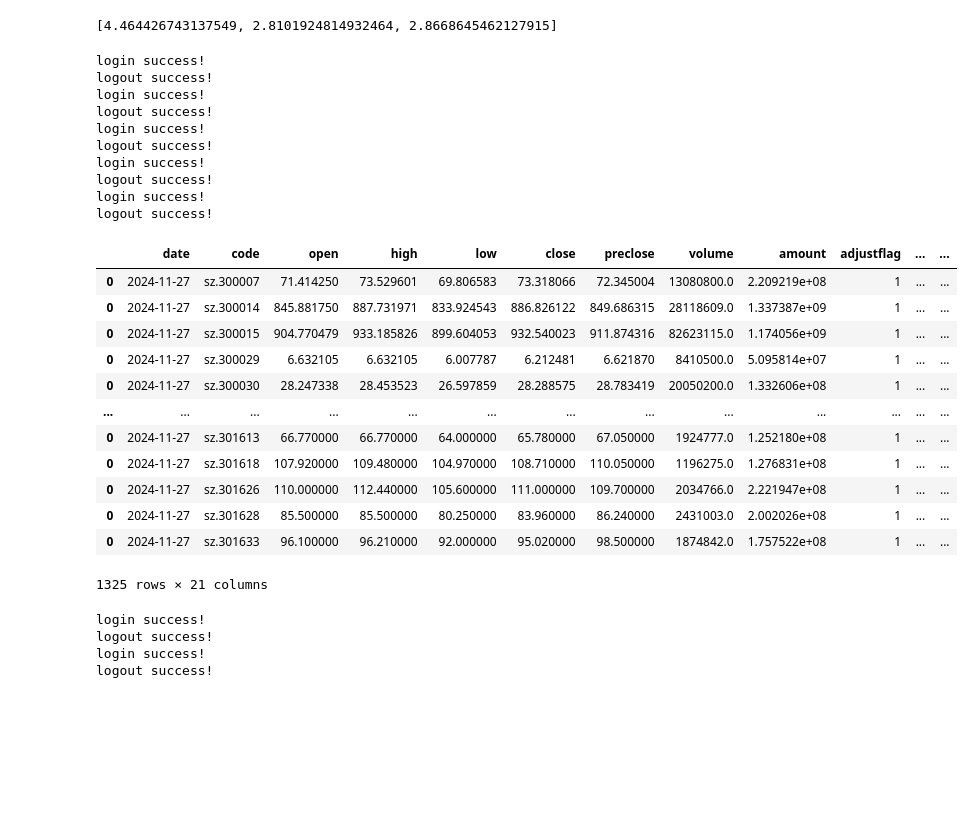
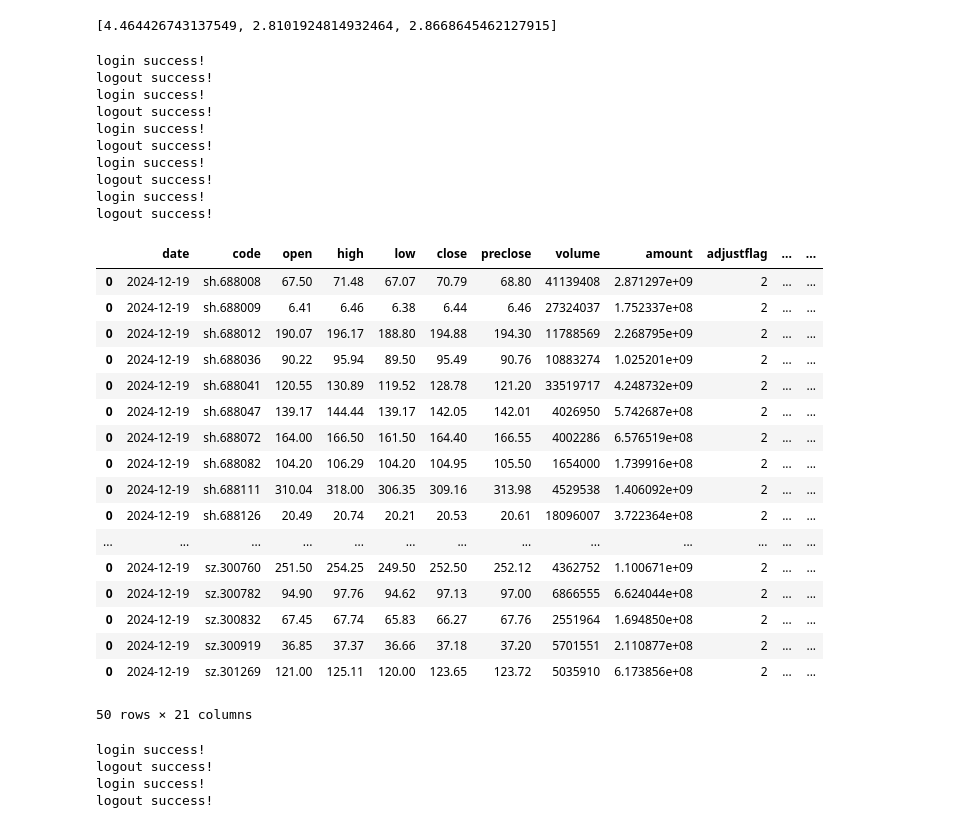
Before and after one commit to lostlau/quant_research, a Jupyter notebook: get_pe.ipynb, the cells around one changed output. Saved outputs shown, nothing was run; the diff lists cells and outputs as text; code cells hidden in the pictures; blank space fills up the shorter version.

```diff
--- a/get_pe.ipynb
+++ b/get_pe.ipynb
@@ -64,6 +66,10 @@ def get_slope(stock_list, stt_date, end_date, market='sh.000001', anomaly_q=0.98
     """
     slope_list = []
     intercept_list = []
+    slope_pos_list = []
+    intercept_pos_list = []
+    slope_neg_list = []
+    intercept_neg_list = []
     # 获取市场指数数据
     df_market = get_history_k([market], stt_date, end_date)
     df_market['pct_chg'] = df_market['pct_chg'].fillna(method="ffill").fillna(method='bfill')
@@ -80,17 +86,31 @@ def get_slope(stock_list, stt_date, end_date, market='sh.000001', anomaly_q=0.98
         )
         if df_merge.shape[0]<min_samples:
             slope, intercept = 0, 0
+            slope_pos, intercept_pos = 0, 0
+            slope_neg, intercept_neg = 0, 0
         else:
-            thresh = df_merge['pct_chg'].abs().quantile(anomaly_q)
-            df_merge_ = df_merge[df_merge['pct_chg'].abs()<=thresh]
+            thresh = df_merge['pct_chg_m'].abs().quantile(anomaly_q)
+            df_merge_ = df_merge[df_merge['pct_chg_m'].abs()<=thresh]
             # 计算线性回归斜率
             x = df_merge_['pct_chg_m'].values
             y = df_merge_['pct_chg'].values
             slope, intercept = np.polyfit(x, y, 1)  # polyfit返回[slope, intercept]
+            # 市场上涨时候的slope
+            x_pos = df_merge_[df_merge_['pct_chg_m']>0]['pct_chg_m'].values
+            y_pos = df_merge_[df_merge_['pct_chg_m']>0]['pct_chg'].values
+            slope_pos, intercept_pos = np.polyfit(x_pos, y_pos, 1)
+            # 市场下跌时候的slope
+            x_neg = df_merge_[df_merge_['pct_chg_m']<0]['pct_chg_m'].values
+            y_neg = df_merge_[df_merge_['pct_chg_m']<0]['pct_chg'].values
+            slope_neg, intercept_neg = np.polyfit(x_neg, y_neg, 1)
         slope_list.append(slope)
         intercept_list.append(intercept)
+        slope_pos_list.append(slope_pos)
+        intercept_pos_list.append(intercept_pos)
+        slope_neg_list.append(slope_neg)
+        intercept_neg_list.append(intercept_neg)
 
-    return slope_list, intercept_list
+    return slope_list, intercept_list, slope_pos_list, intercept_pos_list, slope_neg_list, intercept_neg_list
 
 get_slope(['sh.688008', 'sh.688009', 'sh.688012'],'2024-01-01','2024-10-31')
 # %% [output]
@@ -147,45 +226,50 @@ login success!
 logout success!
 [4.464426743137549, 2.8101924814932464, 2.8668645462127915]
 # %%
-watch_date = '2024-11-27'
+watch_date = '2024-12-19'
 stt_date = '2024-01-01'
 end_date = watch_date
 
 # 创业板
-stock_list = get_index_components()
-# stock_list = get_csindex_components()
+# stock_list = get_index_components()
+stock_list = get_csindex_components()
 # stock_list = get_csindex_components('000300')
 # stock_list = ['sz.000001','sz.000002']
 df_res = get_history_k(stock_list, watch_date, watch_date)
 df_res['corr'] = get_corr(stock_list, stt_date, end_date)
 df_res[['beta','alpha']] = np.transpose(get_slope(stock_list, stt_date, end_date))
 # df_res['kld'] = get_kld(stock_list, stt_date, end_date)
 
 df_res
 # %% [output]
 login success!
 logout success!
 login success!
 logout success!
 login success!
 logout success!
 login success!
 logout success!
 login success!
 logout success!
 |  | date | code | open | high | low | close | preclose | volume | amount | adjustflag | ... | ... |
-| 0 | 2024-11-27 | sz.300007 | 71.414250 | 73.529601 | 69.806583 | 73.318066 | 72.345004 | 13080800.0 | 2.209219e+08 | 1 | ... | ... |
-| 0 | 2024-11-27 | sz.300014 | 845.881750 | 887.731971 | 833.924543 | 886.826122 | 849.686315 | 28118609.0 | 1.337387e+09 | 1 | ... | ... |
-| 0 | 2024-11-27 | sz.300015 | 904.770479 | 933.185826 | 899.604053 | 932.540023 | 911.874316 | 82623115.0 | 1.174056e+09 | 1 | ... | ... |
-| 0 | 2024-11-27 | sz.300029 | 6.632105 | 6.632105 | 6.007787 | 6.212481 | 6.621870 | 8410500.0 | 5.095814e+07 | 1 | ... | ... |
-| 0 | 2024-11-27 | sz.300030 | 28.247338 | 28.453523 | 26.597859 | 28.288575 | 28.783419 | 20050200.0 | 1.332606e+08 | 1 | ... | ... |
+| 0 | 2024-12-19 | sh.688008 | 67.50 | 71.48 | 67.07 | 70.79 | 68.80 | 41139408 | 2.871297e+09 | 2 | ... | ... |
+| 0 | 2024-12-19 | sh.688009 | 6.41 | 6.46 | 6.38 | 6.44 | 6.46 | 27324037 | 1.752337e+08 | 2 | ... | ... |
+| 0 | 2024-12-19 | sh.688012 | 190.07 | 196.17 | 188.80 | 194.88 | 194.30 | 11788569 | 2.268795e+09 | 2 | ... | ... |
+| 0 | 2024-12-19 | sh.688036 | 90.22 | 95.94 | 89.50 | 95.49 | 90.76 | 10883274 | 1.025201e+09 | 2 | ... | ... |
+| 0 | 2024-12-19 | sh.688041 | 120.55 | 130.89 | 119.52 | 128.78 | 121.20 | 33519717 | 4.248732e+09 | 2 | ... | ... |
+| 0 | 2024-12-19 | sh.688047 | 139.17 | 144.44 | 139.17 | 142.05 | 142.01 | 4026950 | 5.742687e+08 | 2 | ... | ... |
+| 0 | 2024-12-19 | sh.688072 | 164.00 | 166.50 | 161.50 | 164.40 | 166.55 | 4002286 | 6.576519e+08 | 2 | ... | ... |
+| 0 | 2024-12-19 | sh.688082 | 104.20 | 106.29 | 104.20 | 104.95 | 105.50 | 1654000 | 1.739916e+08 | 2 | ... | ... |
+| 0 | 2024-12-19 | sh.688111 | 310.04 | 318.00 | 306.35 | 309.16 | 313.98 | 4529538 | 1.406092e+09 | 2 | ... | ... |
+| 0 | 2024-12-19 | sh.688126 | 20.49 | 20.74 | 20.21 | 20.53 | 20.61 | 18096007 | 3.722364e+08 | 2 | ... | ... |
 | ... | ... | ... | ... | ... | ... | ... | ... | ... | ... | ... | ... | ... |
-| 0 | 2024-11-27 | sz.301613 | 66.770000 | 66.770000 | 64.000000 | 65.780000 | 67.050000 | 1924777.0 | 1.252180e+08 | 1 | ... | ... |
-| 0 | 2024-11-27 | sz.301618 | 107.920000 | 109.480000 | 104.970000 | 108.710000 | 110.050000 | 1196275.0 | 1.276831e+08 | 1 | ... | ... |
-| 0 | 2024-11-27 | sz.301626 | 110.000000 | 112.440000 | 105.600000 | 111.000000 | 109.700000 | 2034766.0 | 2.221947e+08 | 1 | ... | ... |
-| 0 | 2024-11-27 | sz.301628 | 85.500000 | 85.500000 | 80.250000 | 83.960000 | 86.240000 | 2431003.0 | 2.002026e+08 | 1 | ... | ... |
-| 0 | 2024-11-27 | sz.301633 | 96.100000 | 96.210000 | 92.000000 | 95.020000 | 98.500000 | 1874842.0 | 1.757522e+08 | 1 | ... | ... |
+| 0 | 2024-12-19 | sz.300760 | 251.50 | 254.25 | 249.50 | 252.50 | 252.12 | 4362752 | 1.100671e+09 | 2 | ... | ... |
+| 0 | 2024-12-19 | sz.300782 | 94.90 | 97.76 | 94.62 | 97.13 | 97.00 | 6866555 | 6.624044e+08 | 2 | ... | ... |
+| 0 | 2024-12-19 | sz.300832 | 67.45 | 67.74 | 65.83 | 66.27 | 67.76 | 2551964 | 1.694850e+08 | 2 | ... | ... |
+| 0 | 2024-12-19 | sz.300919 | 36.85 | 37.37 | 36.66 | 37.18 | 37.20 | 5701551 | 2.110877e+08 | 2 | ... | ... |
+| 0 | 2024-12-19 | sz.301269 | 121.00 | 125.11 | 120.00 | 123.65 | 123.72 | 5035910 | 6.173856e+08 | 2 | ... | ... |
-1325 rows × 21 columns
+50 rows × 21 columns
 # %%
 get_slope(['sz.300413'],'2024-07-01', '2024-11-27',anomaly_q=0.9,min_samples=42)
 # %% [output]
```
Also changed, not shown: parts of 7 cells of this notebook, 2 other files.
